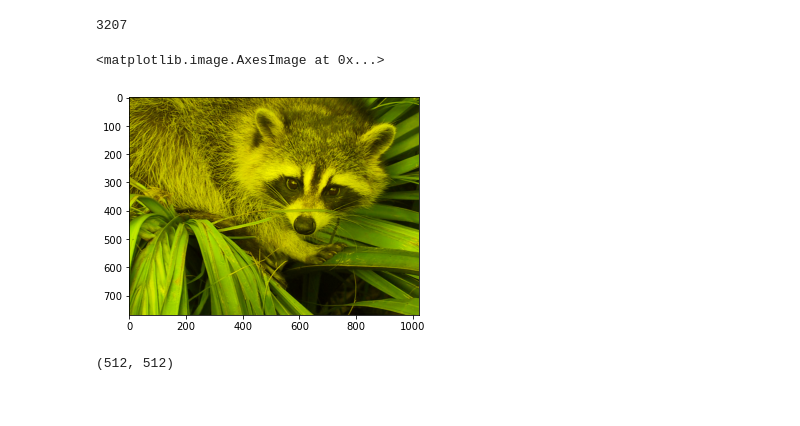
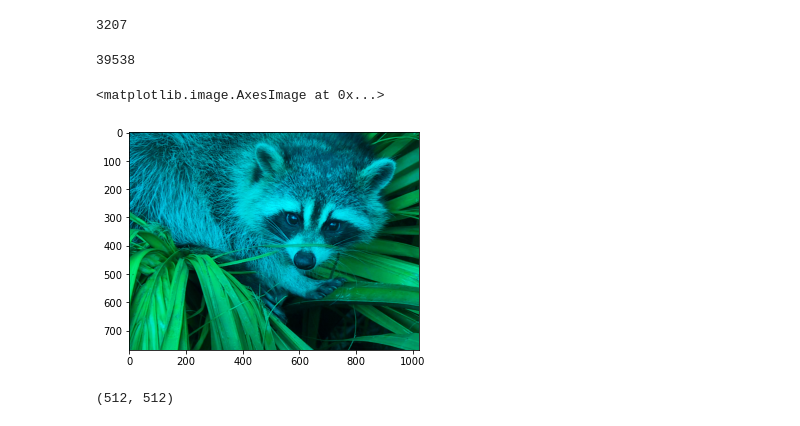
Before and after one commit to srikanthpragada/DS_18_MAY_2021, a Jupyter notebook: numpy/numpy_demo.ipynb, the cells around one changed output. Cells and saved outputs as stored; diff of their text form; code cells hidden in the pictures.

```diff
--- a/numpy/numpy_demo.ipynb
+++ b/numpy/numpy_demo.ipynb
@@ -1438,13 +1438,17 @@ plt.imshow(np.vstack((f1,f2)))
 (face2[:,:,2] == 0).sum()     # How many pixels have blue color set to zero
 # %% [output]
 3207
+# %%
+(face2[:,:,0] > 200).sum()
+# %% [output]
+39538
 # %%
 newimg = img.copy()
-newimg[:,:,2] = 0    # Set red part of image to 0
+newimg[:,:,0] = 0    # Set red part of image to 0
 plt.imshow(newimg)
 # %% [output]
 <matplotlib.image.AxesImage at 0x...>
-[figure, old version]
+[figure, new version]
 # %%
 gimg = misc.ascent()
 gimg.shape
```
Also changed, not shown: parts of 8 cells of this notebook, 10 other files.
